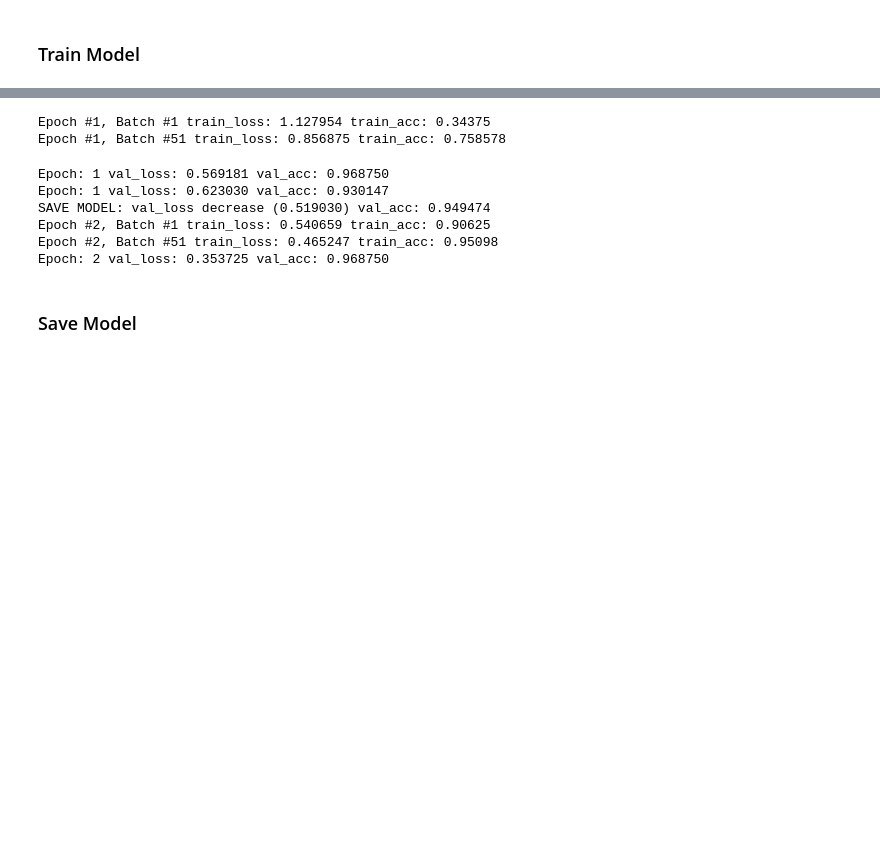
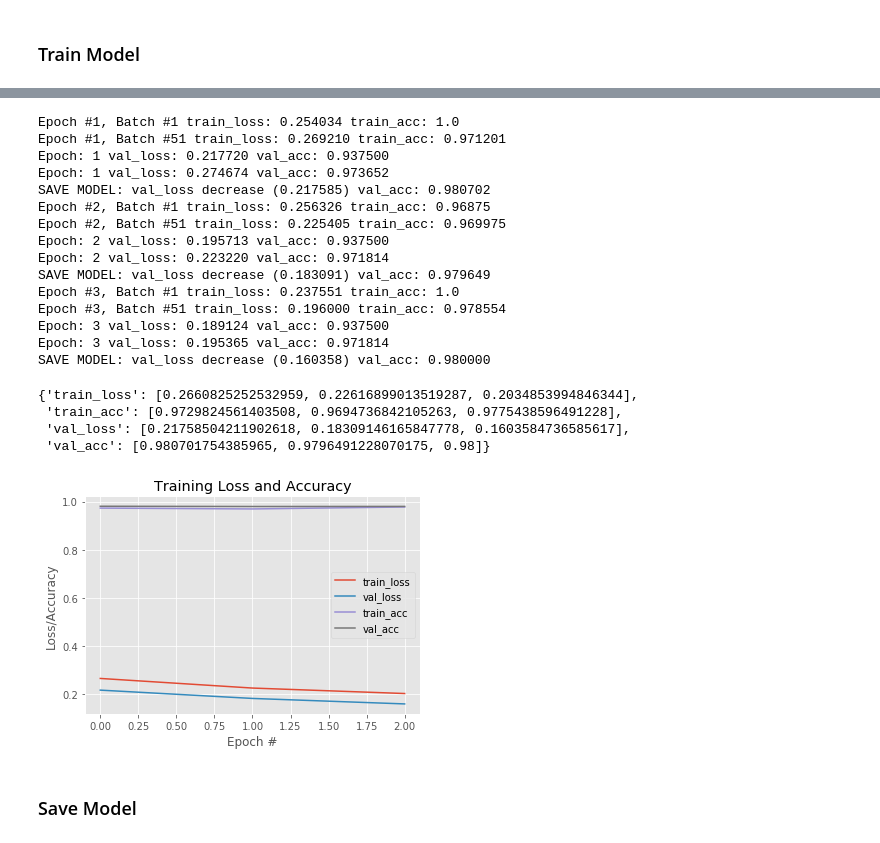
Before and after one commit to sagecodes/cnn-pytorch-starter, a Jupyter notebook: 00_animal_test_csv_load.ipynb, the cells around one changed output, grey strips where cells are left out. Cells and saved outputs as stored; diff of their text form; code cells hidden in the pictures; blank space fills up the shorter version.

```diff
--- a/00_animal_test_csv_load.ipynb
+++ b/00_animal_test_csv_load.ipynb
@@ -137,7 +136,7 @@ device = 'cuda'
 # %%
 res_model = Resnet50_pretrained(num_classes)
 # %%
-res_model = res_model.build()
+# res_model = res_model.build()
 # %% [markdown]
 ### Train Model
 # %%
@@ -145,7 +144,7 @@ res_model = res_model.build()
 n_epochs = 3
 learn_rate = 0.001
 criterion = nn.CrossEntropyLoss()
-optimizer = optim.SGD(res_model.fc.parameters(), lr=learn_rate)
+optimizer = optim.SGD(res_model.model.fc.parameters(), lr=learn_rate)
 
 device = 'cuda'
 save_path = 'test_train.pt'
@@ -152,18 +155,32 @@ save_path = 'test_train.pt'
 # %%
-H = train(res_model, n_epochs, loaders, optimizer,
+H = train(res_model.model, n_epochs, loaders, optimizer,
                     criterion, device, save_path)
 # %% [output]
-Epoch #1, Batch #1 train_loss: 1.127954 train_acc: 0.34375
-Epoch #1, Batch #51 train_loss: 0.856875 train_acc: 0.758578
+Epoch #1, Batch #1 train_loss: 0.254034 train_acc: 1.0
+Epoch #1, Batch #51 train_loss: 0.269210 train_acc: 0.971201
+Epoch: 1 val_loss: 0.217720 val_acc: 0.937500
+Epoch: 1 val_loss: 0.274674 val_acc: 0.973652
+SAVE MODEL: val_loss decrease (0.217585) val_acc: 0.980702
+Epoch #2, Batch #1 train_loss: 0.256326 train_acc: 0.96875
+Epoch #2, Batch #51 train_loss: 0.225405 train_acc: 0.969975
+Epoch: 2 val_loss: 0.195713 val_acc: 0.937500
+Epoch: 2 val_loss: 0.223220 val_acc: 0.971814
+SAVE MODEL: val_loss decrease (0.183091) val_acc: 0.979649
+Epoch #3, Batch #1 train_loss: 0.237551 train_acc: 1.0
+Epoch #3, Batch #51 train_loss: 0.196000 train_acc: 0.978554
+Epoch: 3 val_loss: 0.189124 val_acc: 0.937500
+Epoch: 3 val_loss: 0.195365 val_acc: 0.971814
+SAVE MODEL: val_loss decrease (0.160358) val_acc: 0.980000
-Epoch: 1 val_loss: 0.569181 val_acc: 0.968750
-Epoch: 1 val_loss: 0.623030 val_acc: 0.930147
-SAVE MODEL: val_loss decrease (0.519030) val_acc: 0.949474
-Epoch #2, Batch #1 train_loss: 0.540659 train_acc: 0.90625
-Epoch #2, Batch #51 train_loss: 0.465247 train_acc: 0.95098
-Epoch: 2 val_loss: 0.353725 val_acc: 0.968750
 # %%
 #
 # %%
 H
+# %% [output]
+{'train_loss': [0.2660825252532959, 0.22616899013519287, 0.2034853994846344],
+ 'train_acc': [0.9729824561403508, 0.9694736842105263, 0.9775438596491228],
+ 'val_loss': [0.21758504211902618, 0.18309146165847778, 0.1603584736585617],
+ 'val_acc': [0.980701754385965, 0.9796491228070175, 0.98]}
 # %%
-plot_train_history(H,3)
+plot_train_history(H,n_epochs)
+# %% [output]
+[figure, added]
```
Also changed, not shown: parts of 7 cells of this notebook, 2 other files.
